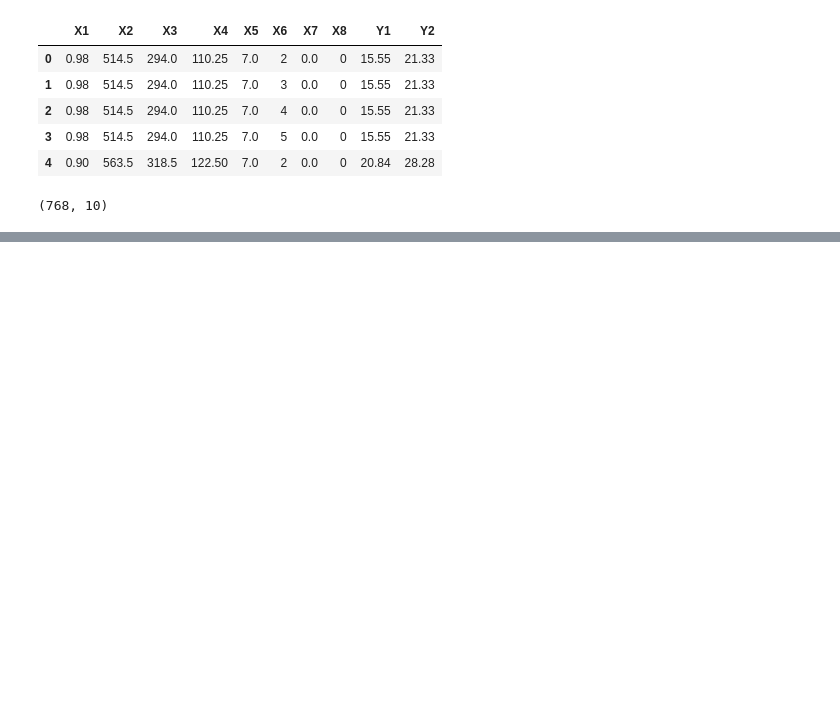
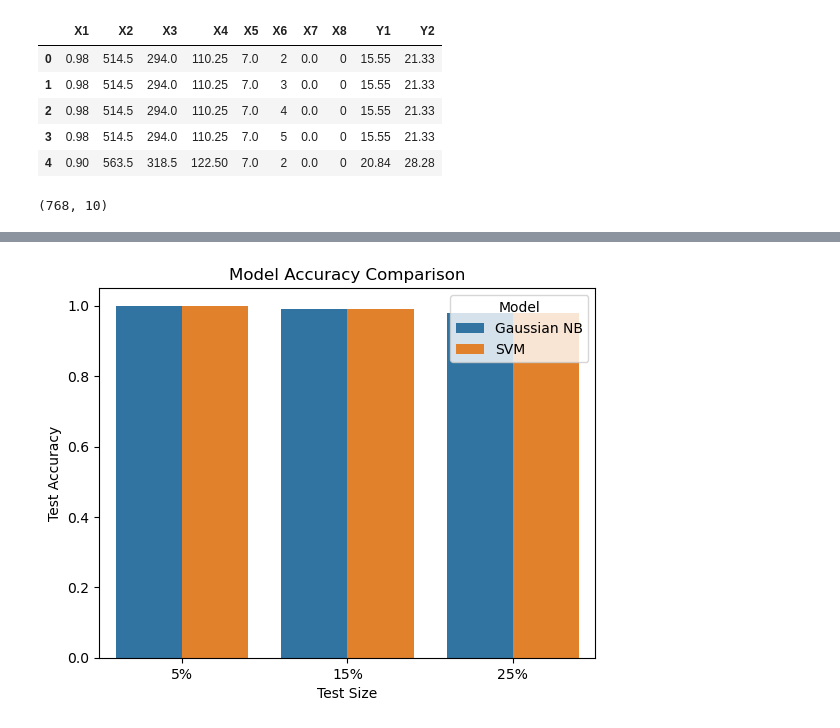
Before and after one commit to pericles-1995/C-Users-peric-Documents-GitHub-Machine-Learning, a Jupyter notebook: CA_Machine_Learning_GIT.ipynb, the cells around one changed output, grey strips where cells are left out. Drawn from its saved outputs; the diff is of its cells as text; code cells hidden in the pictures; blank space fills up the shorter version.

```diff
--- a/CA_Machine_Learning_GIT.ipynb
+++ b/CA_Machine_Learning_GIT.ipynb
@@ -28,0 +114,6 @@ dataset.shape
+# %%
+# Three differents test splits
+splits = [0.05, 0.15, 0.25]
+
+gnb_results = []
+svm_results = []
@@ -28,0 +204,13 @@ dataset.shape
+# %%
+# Creating the results table
+gnb_df = pd.DataFrame(gnb_results, columns=['Test Size', 'CV Mean', 'CV Std', 'Test Accuracy'])
+svm_df = pd.DataFrame(svm_results, columns=['Test Size', 'CV Mean', 'CV Std', 'Test Accuracy'])
+
+gnb_df['Model'] = 'Gaussian NB'
+svm_df['Model'] = 'SVM'
+
+summary = pd.concat([gnb_df, svm_df])
+
+summary['Test Size'] = (summary['Test Size'] * 100).astype(int).astype(str) + '%'
+
+summary
@@ -28,0 +225,7 @@ dataset.shape
+# %%
+# Visualising model result
+sns.barplot(x='Test Size', y='Test Accuracy', hue='Model', data=summary)
+plt.title('Model Accuracy Comparison')
+plt.show()
+# %% [output]
+[figure, added]
```
Also changed, not shown: parts of 13 cells of this notebook.
